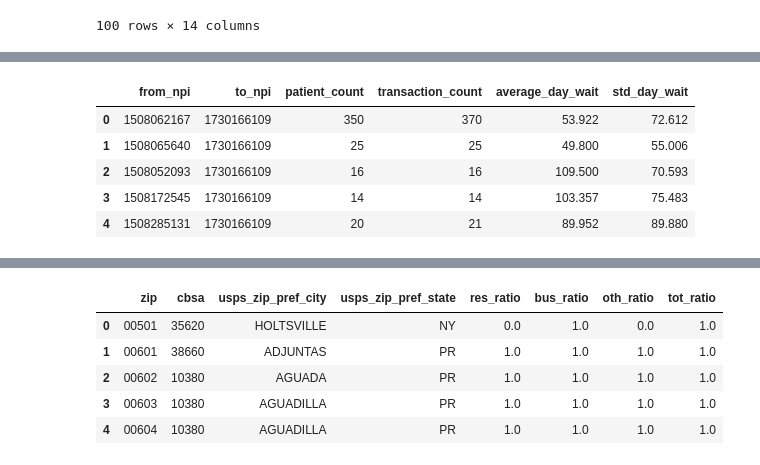
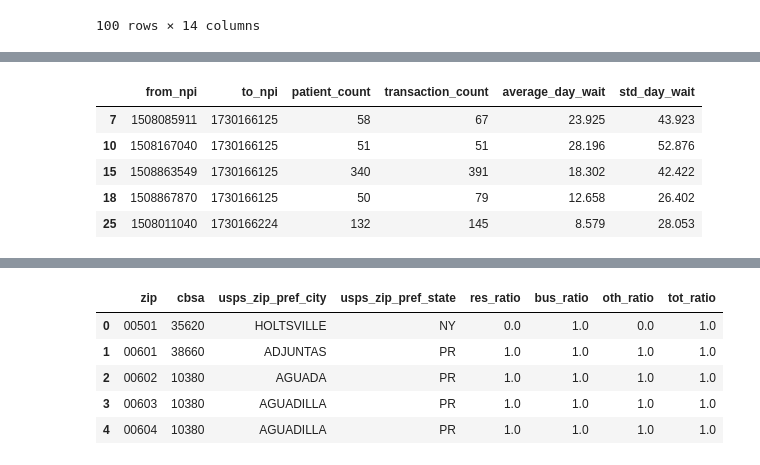
Before and after one commit to ballir27/hop-team-healthcare-providers, a Jupyter notebook: AB-hop_team_exploration.ipynb, the cells around one changed output, grey strips where cells are left out. Drawn from its saved outputs; the diff is of its cells as text; code cells hidden in the pictures.

Commit message:
Corrected hopteaming 50 filters syntax

```diff
--- a/AB-hop_team_exploration.ipynb
+++ b/AB-hop_team_exploration.ipynb
@@ -101,15 +101,15 @@ taxonomy.head()
 | 3 | 207KA0200X | Allopathic & Osteopathic Physicians | Allergy & Immunology | Allergy | A physician who specializes in th... | Source: National Uniform Claim Co... | Allergy Physician | Individual |
 | 4 | 207KI0005X | Allopathic & Osteopathic Physicians | Allergy & Immunology | Clinical & Laboratory Immunology | An allergy and immunology physici... | Source: National Uniform Claim Co... | Clinical & Laboratory Immunology ... | Individual |
 # %%
-hopteaming.filter((hopteaming['transaction_count'] >= 50) & (hopteaming['average_day_wait'] < 50))
+hopteaming = hopteaming[(hopteaming.transaction_count >=50) & (hopteaming.average_day_wait <50)]
 hopteaming.head()
 # %% [output]
 |  | from_npi | to_npi | patient_count | transaction_count | average_day_wait | std_day_wait |
-| 0 | 1508062167 | 1730166109 | 350 | 370 | 53.922 | 72.612 |
-| 1 | 1508065640 | 1730166109 | 25 | 25 | 49.800 | 55.006 |
-| 2 | 1508052093 | 1730166109 | 16 | 16 | 109.500 | 70.593 |
-| 3 | 1508172545 | 1730166109 | 14 | 14 | 103.357 | 75.483 |
-| 4 | 1508285131 | 1730166109 | 20 | 21 | 89.952 | 89.880 |
+| 7 | 1508085911 | 1730166125 | 58 | 67 | 23.925 | 43.923 |
+| 10 | 1508167040 | 1730166125 | 51 | 51 | 28.196 | 52.876 |
+| 15 | 1508863549 | 1730166125 | 340 | 391 | 18.302 | 42.422 |
+| 18 | 1508867870 | 1730166125 | 50 | 79 | 12.658 | 26.402 |
+| 25 | 1508011040 | 1730166224 | 132 | 145 | 8.579 | 28.053 |
 # %%
 start = time.time()
 db = sqlite3.connect('data/hop_teaming.sqlite')
```
Also changed, not shown: parts of 6 cells of this notebook.
